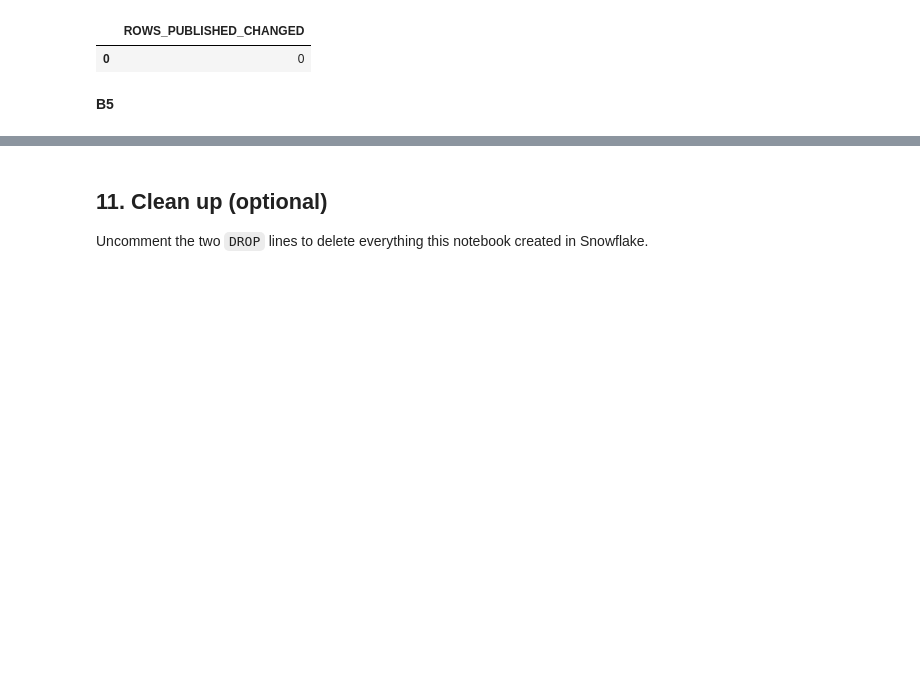
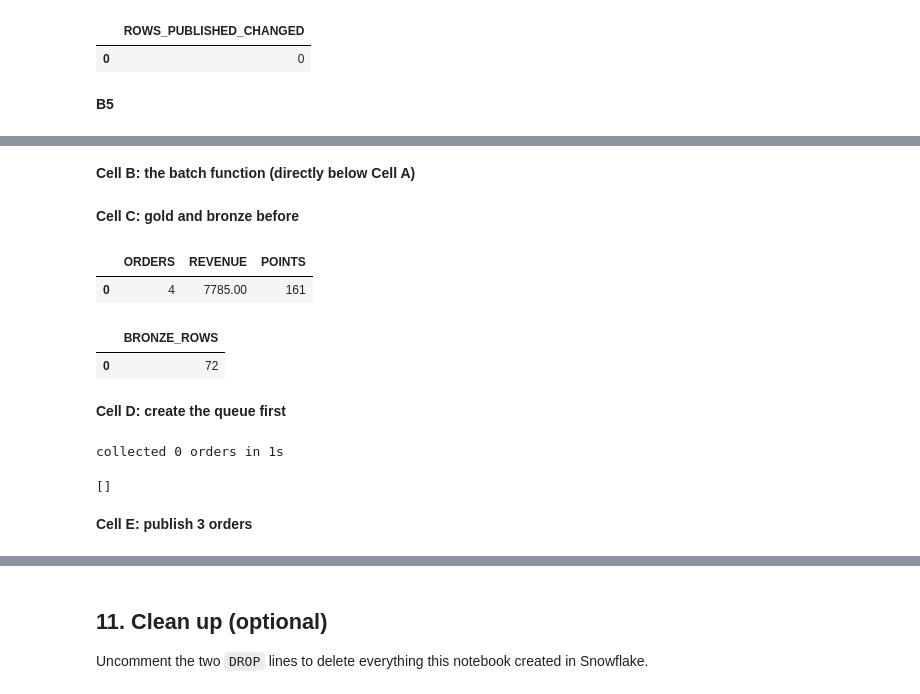
Before and after one commit to Manijitya30/freshcart-pipelines, a Jupyter notebook: elt/freshcart_elt_commented.ipynb, the cells around one changed output, grey strips where cells are left out. Saved outputs shown, nothing was run; the diff lists cells and outputs as text; code cells hidden in the pictures; blank space fills up the shorter version.

```diff
--- a/elt/freshcart_elt_commented.ipynb
+++ b/elt/freshcart_elt_commented.ipynb
@@ -1242,0 +1265,2 @@ GOLD: 4 orders, revenue ₹7785.00, 161 loyalty points
+# %% [markdown]
+**Cell B: the batch function (directly below Cell A)**
@@ -1242,0 +1285,19 @@ GOLD: 4 orders, revenue ₹7785.00, 161 loyalty points
+# %% [markdown]
+**Cell C: gold and bronze before**
+# %%
+display(show("SELECT COUNT(*) AS orders, SUM(amount_inr) AS revenue, SUM(loyalty_points) AS points FROM gold.fct_orders"))
+display(show("SELECT COUNT(*) AS bronze_rows FROM bronze.orders_raw"))
+# %% [output]
+|  | ORDERS | REVENUE | POINTS |
+| 0 | 4 | 7785.00 | 161 |
+|  | BRONZE_ROWS |
+| 0 | 72 |
+# %% [markdown]
+**Cell D: create the queue first**
+# %%
+collect_orders(1)
+# %% [output]
+collected 0 orders in 1s
+[]
+# %% [markdown]
+**Cell E: publish 3 orders**
```
Also changed, not shown: parts of 37 cells of this notebook.
